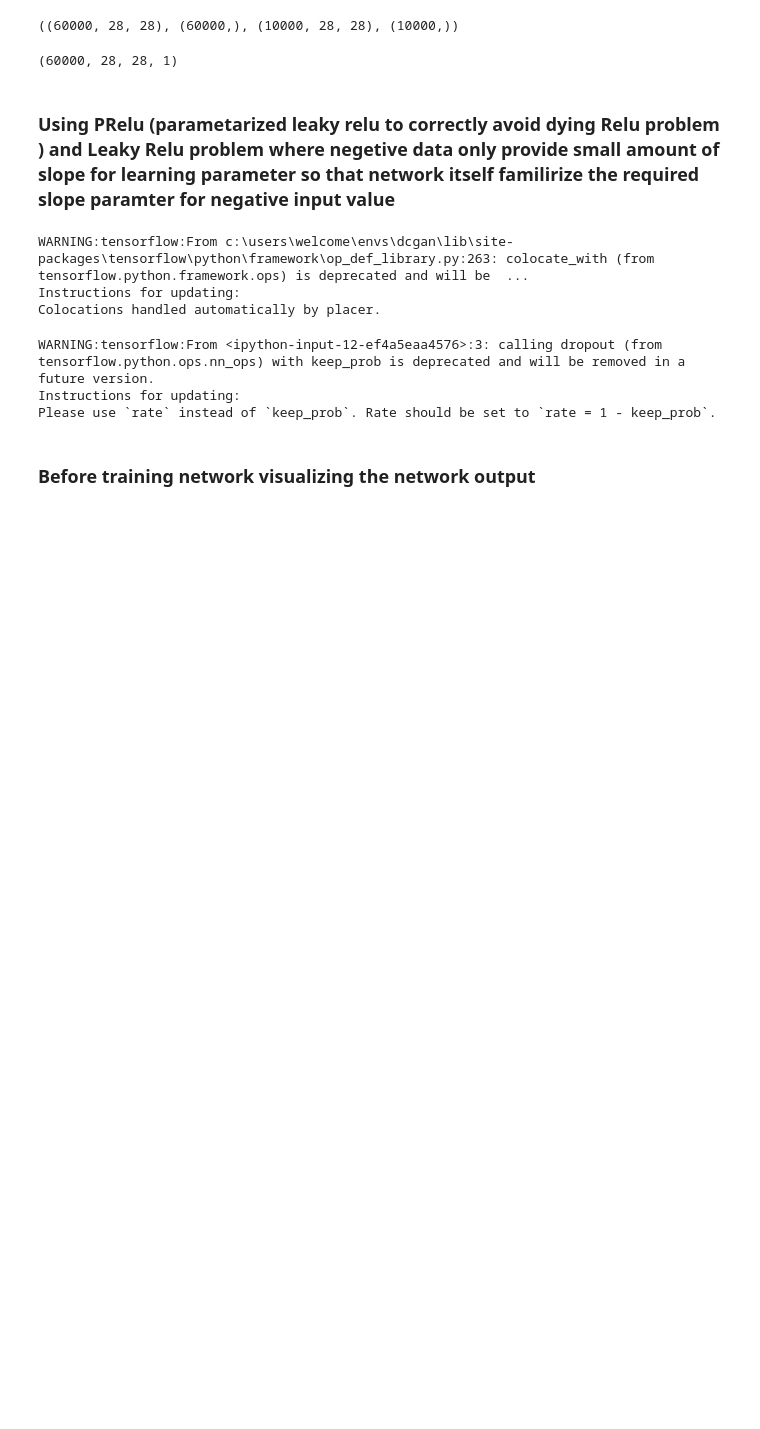
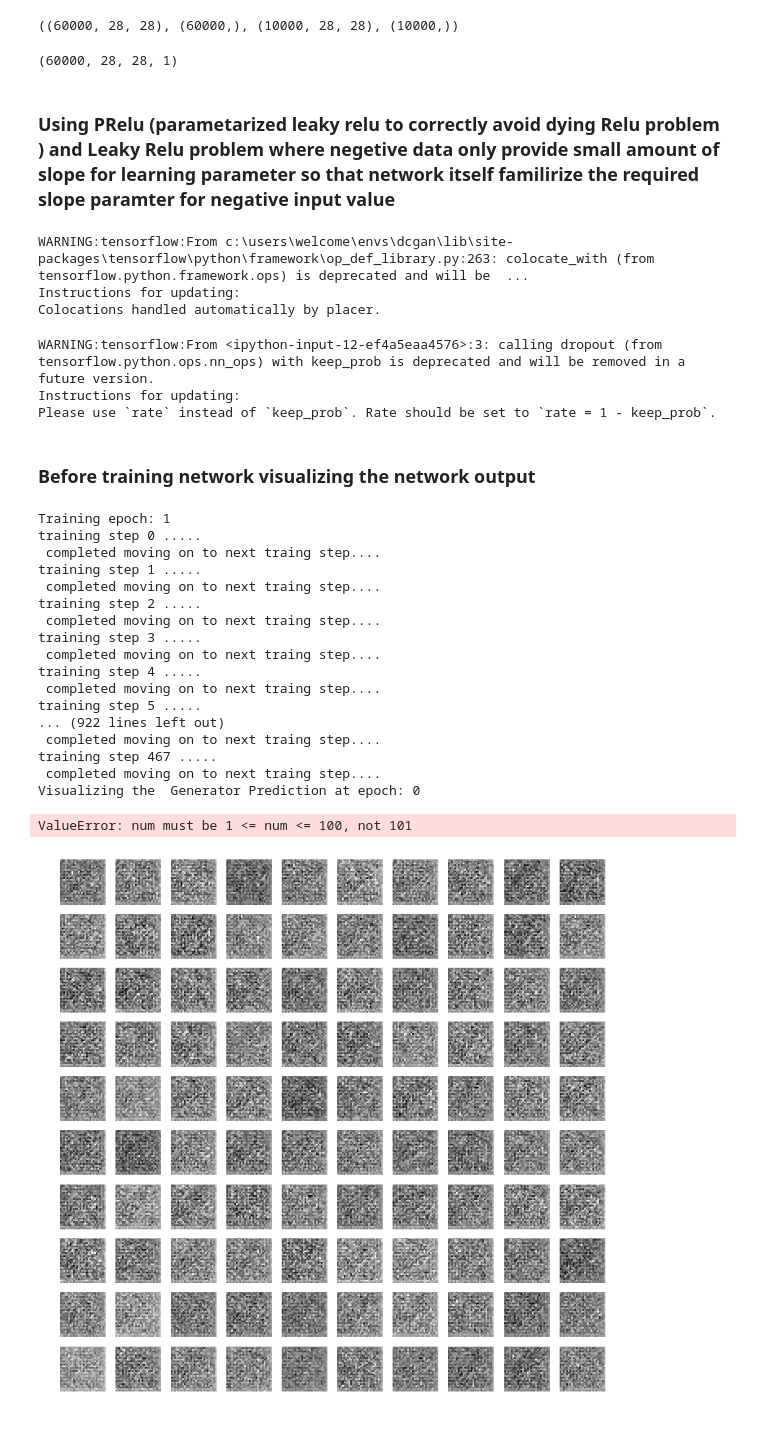
Before and after one commit to aadityachapagain/DC_GAN, a Jupyter notebook: DCGAN.ipynb, the cells around one changed output. Cells and saved outputs as stored; diff of their text form; code cells hidden in the pictures; blank space fills up the shorter version.

Commit message:
training GAN

```diff
--- a/DCGAN.ipynb
+++ b/DCGAN.ipynb
@@ -234,9 +234,9 @@ summary_writer = tf.summary.FileWriter('./logdir', sess.graph)
 ### Before training network visualizing the network output
 # %%
 def plot_output(preds):
-    plt.figure(figsize=(12,12))
+    plt.figure(figsize=(10,10))
     for i in range(preds.shape[0]):
-        plt.subplot(10, 10, i+1)
+        plt.subplot(12, 12, i+1)
         plt.imshow(preds[i, :, :, 0], cmap='gray')
         plt.axis('off')
 
@@ -246,37 +246,58 @@ def plot_output(preds):
 num_tr_iter = int(Y_train.shape[0]/ batch_size)
 for epoch in range(epochs):
     print('Training epoch: {}'.format(epoch + 1))
-    x_train, y_train = randomize(x_train, y_train)
+    x_train, y_train = randomize(X_train, Y_train)
     for iteration in range(num_tr_iter):
         global_step += 1
         start = iteration * batch_size
         end = (iteration + 1) * batch_size
         image_batch ,_ = get_next_batch(x_train, y_train, start, end)
 
         # Input for the generator
         noise_input = np.random.rand(batch_size, 100)
 
         # these are the predicted images from the generator
         predictions = sess.run(g_cls_prediction,feed_dict={noise: noise_input,phase:0})
 
         # the discriminator takes in the real images and the generated images
         X = np.concatenate([predictions, image_batch])
 
         # labels for the discriminator
-        y_discriminator = [0]*batch_size + [1]*batch_size
+        y_discriminator = np.array([0]*batch_size + [1]*batch_size)
+        y_discriminator = np.reshape(y_discriminator,(-1,1))
 
         # Let's train the discriminator
         sess.run(d_optimizer, feed_dict={x:X,y:y_discriminator})
 
         # Let's train the generator
         noise_input = np.random.rand(batch_size, 100)
-        y_generator = [1]*batch_size
-        generate = sess.run(g_cls_prediction,feed_dict={noise: noise_input,phase:0})
-        sess.run(g_optimizer, feed_dict={x:X,y:y_discriminator})
+        y_generator = np.reshape(np.array([1]*batch_size),(-1,1))
+        sess.run(g_optimizer, feed_dict={noise:noise_input,x:generate,y:y_generator,phase:1})
+        print(f"training step {iteration} ..... \n completed moving on to next traing step....")
 
 #       lets look up new trained prediction of generator
 
     print(f"Visualizing the  Generator Prediction at epoch: {epoch}")
     plot_output(sess.run(g_cls_prediction,feed_dict={noise: np.random.rand(batch_size, 100),phase:0}))
     save_path = saver.save(sess, "model.ckpt"+"_"+str(epoch))
     print("Model saved in path: %s" % save_path+'_'+str(epoch))
+# %% [output]
+Training epoch: 1
+training step 0 .....
+ completed moving on to next traing step....
+training step 1 .....
+ completed moving on to next traing step....
+training step 2 .....
+ completed moving on to next traing step....
+training step 3 .....
+ completed moving on to next traing step....
+training step 4 .....
+ completed moving on to next traing step....
+training step 5 .....
+... (922 lines left out)
+ completed moving on to next traing step....
+training step 467 .....
+ completed moving on to next traing step....
+Visualizing the  Generator Prediction at epoch: 0
+ValueError: num must be 1 <= num <= 100, not 101
+[figure, added]
```
